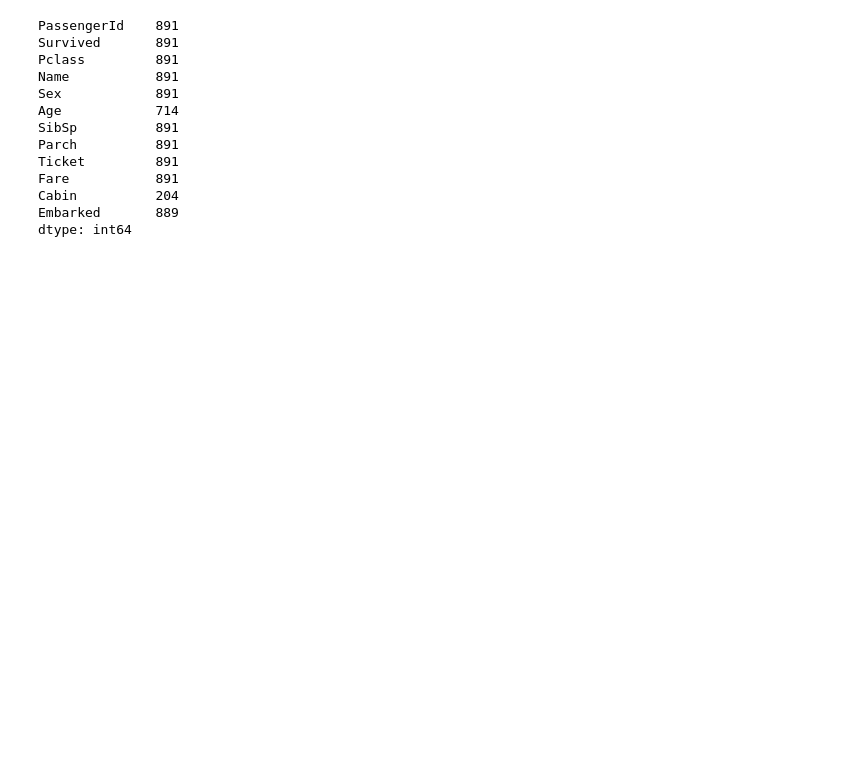
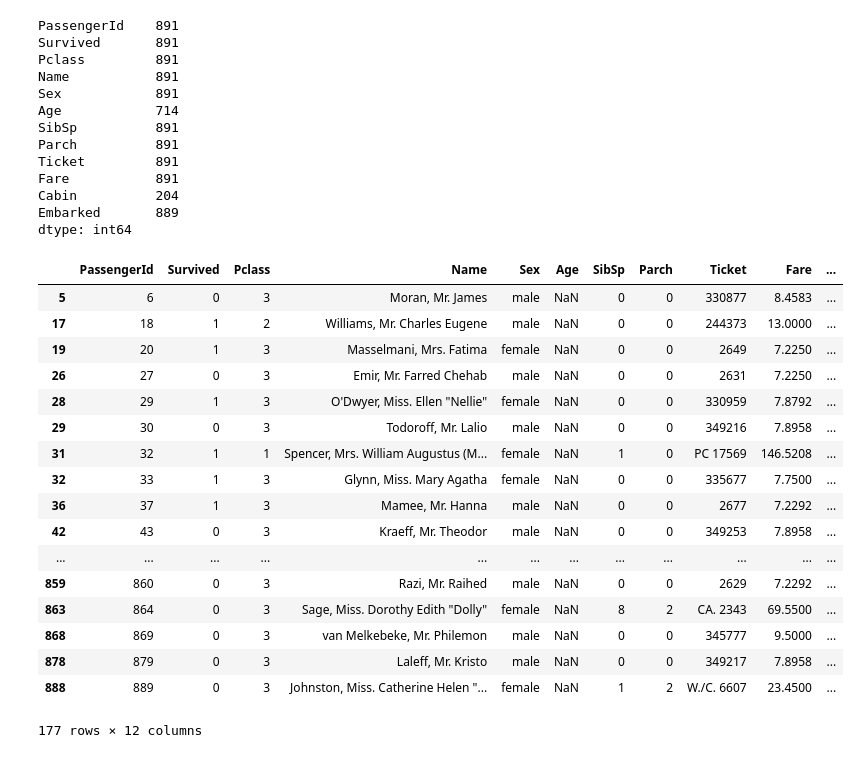
Before and after one commit to minimoon/my-coding, a Jupyter notebook: Titanic dataset/Titanic_with model.ipynb, the cells around one changed output. Cells and saved outputs as stored; diff of their text form; code cells hidden in the pictures; blank space fills up the shorter version.

```diff
--- a/Titanic dataset/Titanic_with model.ipynb
+++ b/Titanic dataset/Titanic_with model.ipynb
@@ -47,3 +47,25 @@ Fare           891
 Cabin          204
 Embarked       889
 dtype: int64
+# %%
+mark = df['Age'].isnull()
+df[mark]
+# %% [output]
+|  | PassengerId | Survived | Pclass | Name | Sex | Age | SibSp | Parch | Ticket | Fare | ... |
+| 5 | 6 | 0 | 3 | Moran, Mr. James | male | NaN | 0 | 0 | 330877 | 8.4583 | ... |
+| 17 | 18 | 1 | 2 | Williams, Mr. Charles Eugene | male | NaN | 0 | 0 | 244373 | 13.0000 | ... |
+| 19 | 20 | 1 | 3 | Masselmani, Mrs. Fatima | female | NaN | 0 | 0 | 2649 | 7.2250 | ... |
+| 26 | 27 | 0 | 3 | Emir, Mr. Farred Chehab | male | NaN | 0 | 0 | 2631 | 7.2250 | ... |
+| 28 | 29 | 1 | 3 | O'Dwyer, Miss. Ellen "Nellie" | female | NaN | 0 | 0 | 330959 | 7.8792 | ... |
+| 29 | 30 | 0 | 3 | Todoroff, Mr. Lalio | male | NaN | 0 | 0 | 349216 | 7.8958 | ... |
+| 31 | 32 | 1 | 1 | Spencer, Mrs. William Augustus (M... | female | NaN | 1 | 0 | PC 17569 | 146.5208 | ... |
+| 32 | 33 | 1 | 3 | Glynn, Miss. Mary Agatha | female | NaN | 0 | 0 | 335677 | 7.7500 | ... |
+| 36 | 37 | 1 | 3 | Mamee, Mr. Hanna | male | NaN | 0 | 0 | 2677 | 7.2292 | ... |
+| 42 | 43 | 0 | 3 | Kraeff, Mr. Theodor | male | NaN | 0 | 0 | 349253 | 7.8958 | ... |
+| ... | ... | ... | ... | ... | ... | ... | ... | ... | ... | ... | ... |
+| 859 | 860 | 0 | 3 | Razi, Mr. Raihed | male | NaN | 0 | 0 | 2629 | 7.2292 | ... |
+| 863 | 864 | 0 | 3 | Sage, Miss. Dorothy Edith "Dolly" | female | NaN | 8 | 2 | CA. 2343 | 69.5500 | ... |
+| 868 | 869 | 0 | 3 | van Melkebeke, Mr. Philemon | male | NaN | 0 | 0 | 345777 | 9.5000 | ... |
+| 878 | 879 | 0 | 3 | Laleff, Mr. Kristo | male | NaN | 0 | 0 | 349217 | 7.8958 | ... |
+| 888 | 889 | 0 | 3 | Johnston, Miss. Catherine Helen "... | female | NaN | 1 | 2 | W./C. 6607 | 23.4500 | ... |
+177 rows × 12 columns
```
Also changed, not shown: parts of 10 cells of this notebook, 2 other files.
